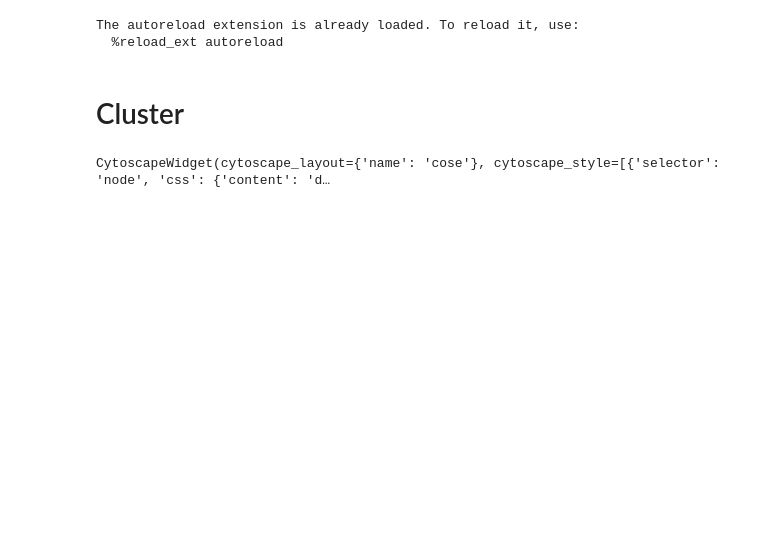
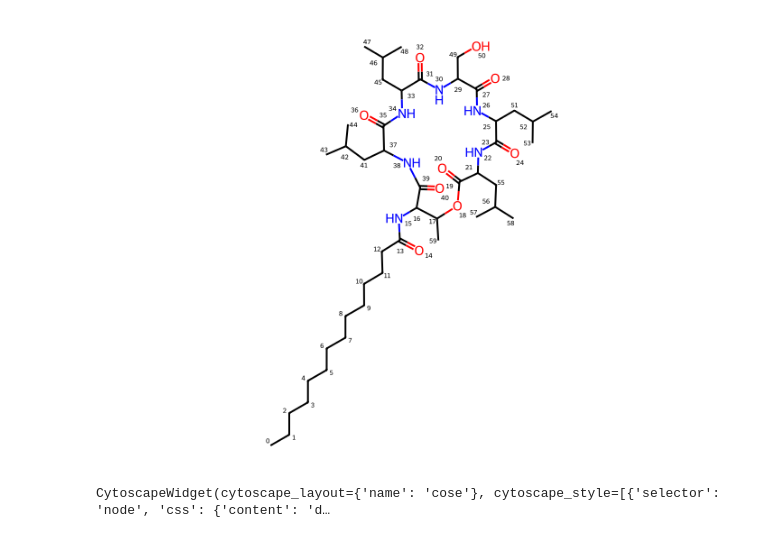
Before and after one commit to mattialpg/geass, a Jupyter notebook: Tutorial_Chimeras.ipynb, the cells around one changed output. Drawn from its saved outputs; the diff is of its cells as text; code cells hidden in the pictures; blank space fills up the shorter version.

```diff
--- a/Tutorial_Chimeras.ipynb
+++ b/Tutorial_Chimeras.ipynb
@@ -28,7 +28,7 @@ from rdkit import RDLogger; RDLogger.DisableLog('rdApp.*')
 
 from rdkit.Chem.Draw import IPythonConsole
 IPythonConsole.ipython_useSVG = True
-IPythonConsole.molSize = 600, 400
+IPythonConsole.molSize = 700, 500
 # IPythonConsole.drawOptions.addAtomIndices = True
 
 def reset_view(mol):
@@ -38,12 +38,7 @@ def reset_view(mol):
     rdDepictor.Compute2DCoords(mol)
     rdDepictor.StraightenDepiction(mol)
     return mol
-# %% [output]
-The autoreload extension is already loaded. To reload it, use:
-  %reload_ext autoreload
 # %%
 database3 = pd.read_csv('data/Database3.csv')
 PandasTools.AddMoleculeColumnToFrame(database3, 'ISOSMILES')
 df_lipidmaps = pd.read_pickle('data/Database_lipidmaps.pkl')
-# %% [markdown]
-# Cluster
@@ -52,9 +45,12 @@ query_mol = reset_view(database3.at[1, 'ROMol'])
 # %%
 from new_geass import Geass
-
+query_mol = database3.at[27, 'ROMol']
+display(reset_view(query_mol))
 geass = Geass(query_mol)
 final_prods = geass.get_fragments()
+
 final_Prod = reduce(Chem.CombineMols, final_prods)
 geass.show_connections_graph()
 # %% [output]
+[figure, added]
 CytoscapeWidget(cytoscape_layout={'name': 'cose'}, cytoscape_style=[{'selector': 'node', 'css': {'content': 'd…
```
Also changed, not shown: parts of 6 cells of this notebook, 1 other file.
